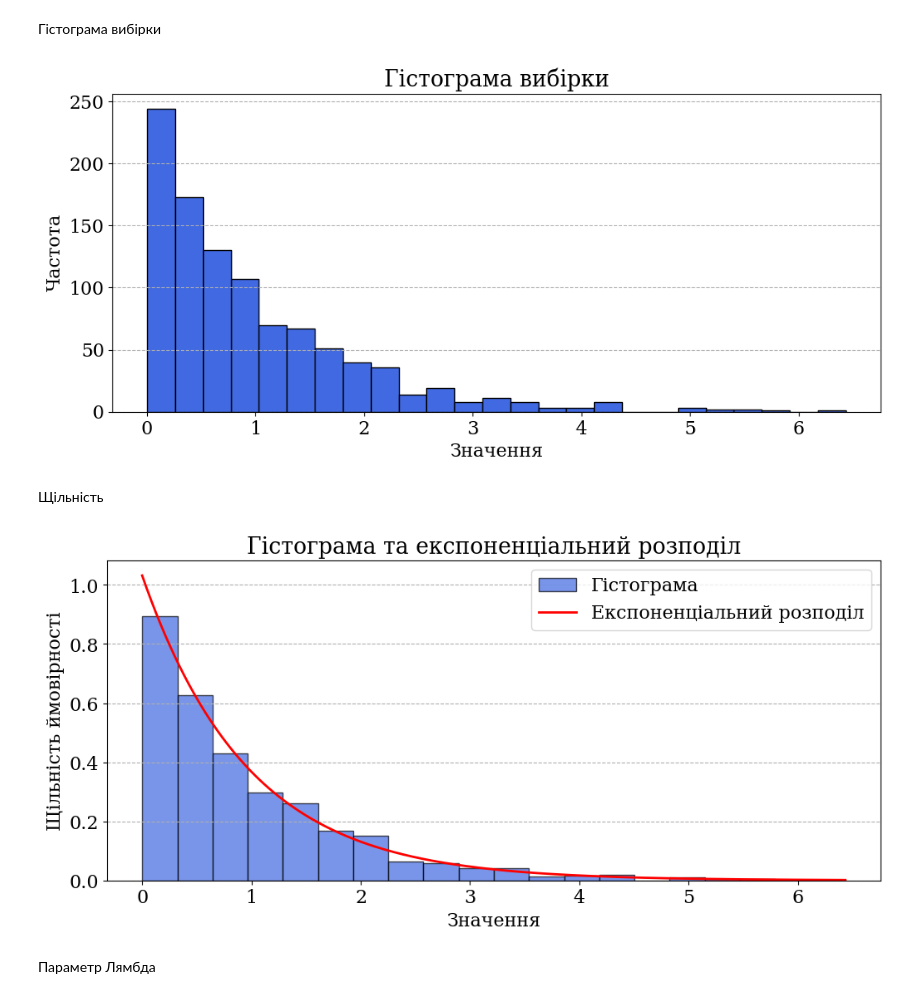
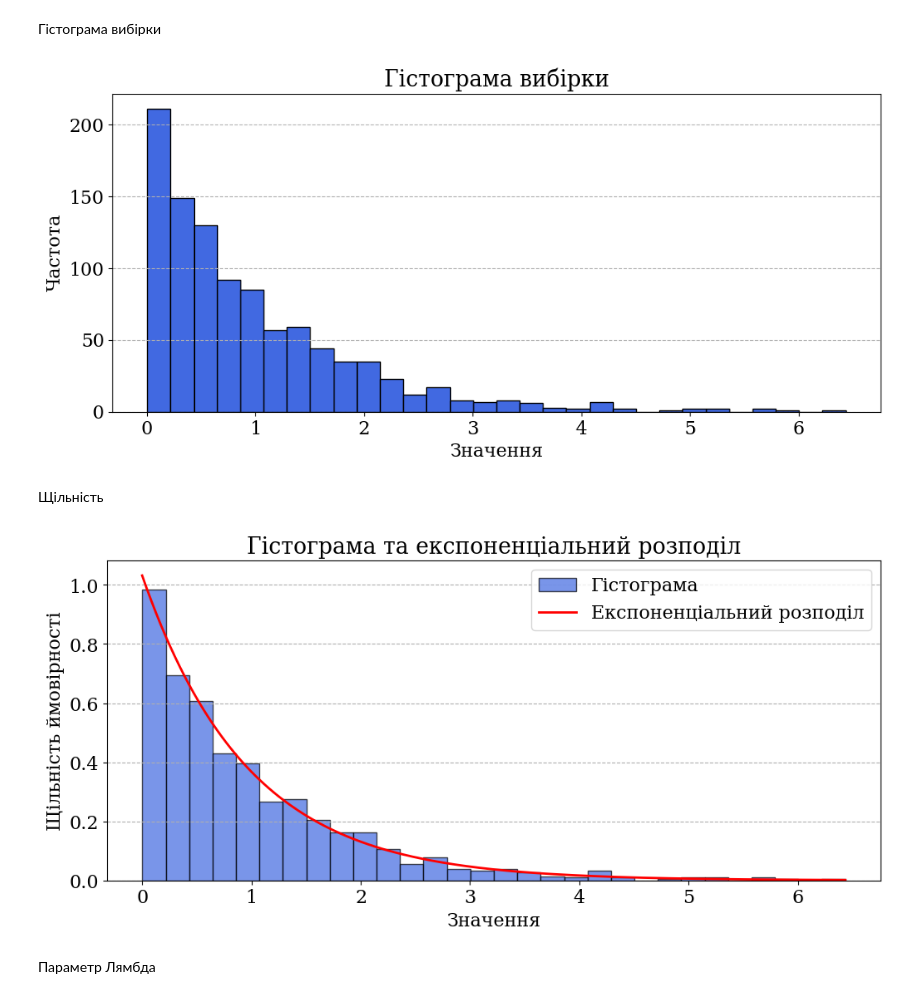
Before and after one commit to poop4ik/statistical-analysis-random-signals, a Jupyter notebook: lab1.ipynb, the cells around one changed output. Cells and saved outputs as stored; diff of their text form; code cells hidden in the pictures.

```diff
--- a/lab1.ipynb
+++ b/lab1.ipynb
@@ -36,16 +36,16 @@ print(f"Найбільше значення: {np.max(x)}")
 Гістограма вибірки
 # %%
 plt.figure(figsize=(12, 5))
-plt.hist(x, bins=25, color='royalblue', edgecolor='black')
+plt.hist(x, bins=30, color='royalblue', edgecolor='black')
 
 plt.title('Гістограма вибірки')
 plt.xlabel('Значення')
 plt.ylabel('Частота')
 
 plt.grid(axis='y', linestyle='--')
 plt.show()
 # %% [output]
-[figure, old version]
+[figure, new version]
 # %% [markdown]
 Щільність
 # %%
@@ -54,7 +54,7 @@ from scipy.stats import expon
 lambda_hat = 1 / np.mean(x)
 
 plt.figure(figsize=(12, 5))
-plt.hist(x, bins=20, density=True, color='royalblue', edgecolor='black', alpha=0.7, label='Гістограма')
+plt.hist(x, bins=30, density=True, color='royalblue', edgecolor='black', alpha=0.7, label='Гістограма')
 
 x_vals = np.linspace(0, np.max(x), 300)
 plt.plot(x_vals, expon.pdf(x_vals, scale=1/lambda_hat), 'r-', lw=2, label='Експоненціальний розподіл')
@@ -67,7 +67,7 @@ plt.grid(axis='y', linestyle='--')
 
 plt.show()
 # %% [output]
-[figure, old version]
+[figure, new version]
 # %% [markdown]
 Параметр Лямбда
 # %%
```
Also changed, not shown: parts of 4 cells of this notebook.
